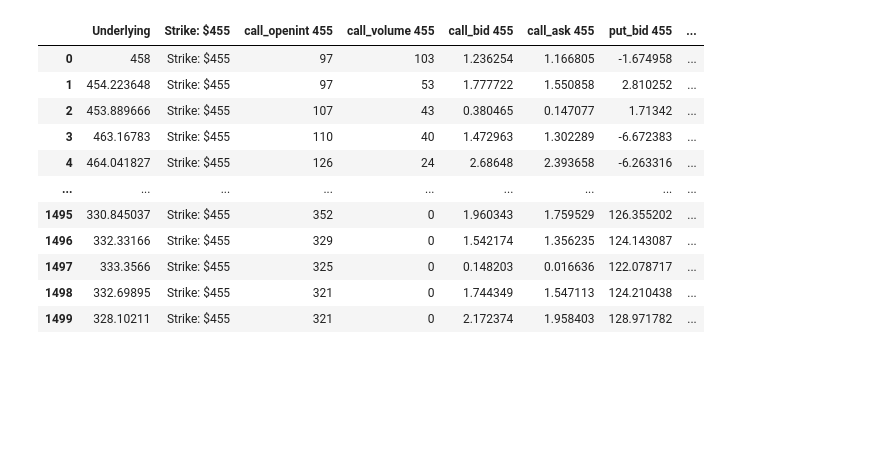
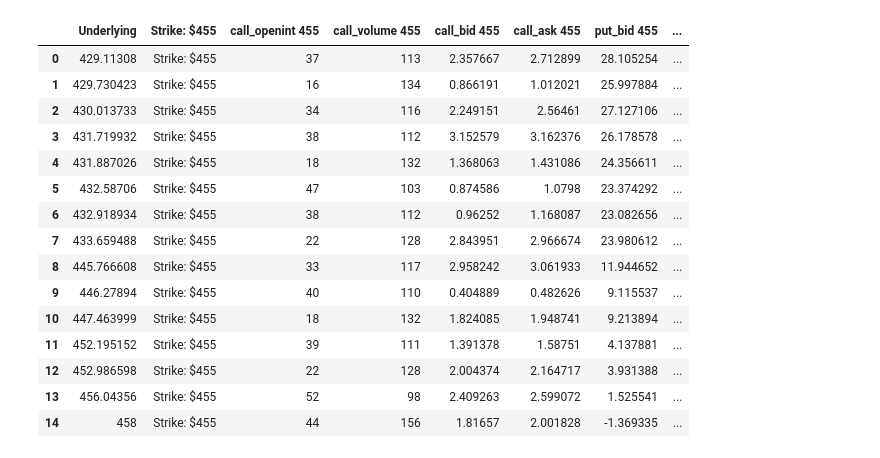
Before and after one commit to Tartertx/Options-Chain-Backtesting-and-Simulation, a Jupyter notebook: marketsims.ipynb, the cells around one changed output. Cells and saved outputs as stored; diff of their text form; code cells hidden in the pictures; blank space fills up the shorter version.

```diff
--- a/marketsims.ipynb
+++ b/marketsims.ipynb
@@ -5,14 +241,14 @@ import matplotlib.pyplot as plt
 import random as rd
 
 cols = ['Underlying']
-strikeRange = [455,456,457,458,459,460,461]
+strikeRange = [455, 456, 457, 458, 459, 460, 461]
 
 for i in range(len(strikeRange)):
     cols += [f'Strike: ${strikeRange[i]}', f'call_openint {strikeRange[i]}', f'call_volume {strikeRange[i]}', f'call_bid {strikeRange[i]}',f'call_ask {strikeRange[i]}',f'put_bid {strikeRange[i]}',f'put_ask {strikeRange[i]}',f'put_volume {strikeRange[i]}',f'put_openint {strikeRange[i]}']
 
 df = pd.DataFrame(columns=cols)
 
-num_trades = 1500
+num_trades = 15
 for t in range(num_trades):
     if t > 0:
         df.loc[t,'Underlying'] = df.loc[t-1,'Underlying'] + np.random.normal(0,5)
@@ -28,80 +264,79 @@ for t in range(num_trades):
     for strike in range(len(strikeRange)):
         df.loc[t,f'Strike: ${strikeRange[strike]}'] = f'Strike: ${strikeRange[strike]}'
 
-        #set volume and open interest
         if t>0:
             df.loc[t,f'call_openint {strikeRange[strike]}'] = max(df.loc[t-1,f'call_openint {strikeRange[strike]}'] + round(np.random.normal(0,10)),0)
             df.loc[t,f'put_openint {strikeRange[strike]}'] = max(200 - df.loc[t,f'call_openint {strikeRange[strike]}'],0)
             df.loc[t,f'call_volume {strikeRange[strike]}'] = max(150 - df.loc[t,f'call_openint {strikeRange[strike]}'],0)
             df.loc[t,f'put_volume {strikeRange[strike]}'] = max(150 - df.loc[t,f'put_openint {strikeRange[strike]}'],0)
-            # if OI jumps and vol doesn't, market responds heavily
-            # if OI jumps and vol jumps, market responds medium
-            # if OI doesn't jump and vol does, market responds medium
-            # if neither jump, status quo
+
             old_cOI = df.loc[t-1,f'call_openint {strikeRange[strike]}']
             old_pOI = df.loc[t-1,f'put_openint {strikeRange[strike]}']
             old_cVol = df.loc[t-1,f'call_volume {strikeRange[strike]}']
             old_pVol = df.loc[t-1,f'put_volume {strikeRange[strike]}']
 
             cOI = df.loc[t,f'call_openint {strikeRange[strike]}']
             pOI = df.loc[t,f'put_openint {strikeRange[strike]}']
             cVol = df.loc[t,f'call_volume {strikeRange[strike]}']
             pVol = df.loc[t,f'put_volume {strikeRange[strike]}']
 
-            # if cOI > old_cOI + 5 and cVol < old_cVol + 5:
-            #     # call jumps, put drops
-            # elif pOI > old_pOI + 5 and pVol < old_pVol + 5:
-            #     # call drops, put jumps
-            # elif c
-
-
-            #get call data
-            call_bid = np.random.normal(2,1)
-            call_ask = call_bid-np.random.normal(0.2,0.1) #
+            call_ask = abs(np.random.normal(2,1)) #NOTE
+            call_bid = abs(call_ask-np.random.normal(0.2,0.1)) #NOTE
             df.loc[t,f'call_bid {strikeRange[strike]}'] = call_bid
             df.loc[t,f'call_ask {strikeRange[strike]}'] = call_ask
 
-            #calculate put call parity to back out put bid/ask
+
             mean_call = (call_bid+call_ask)/2
-            mean_put = mean_call-df.loc[t,'Underlying']+strikeRange[strike]
+            mean_put = mean_call-df.loc[t,'Underlying']+strikeRange[strike] #THIS is largely the issue that causes the PCP derived puts be negative
 
-            #get put data
-            put_bid = mean_put+np.random.normal(0.2,0.1)
-            put_ask = mean_put-np.random.normal(0.2,0.1)
+            put_ask = mean_put+np.random.normal(0.2,0.1) #NOTE
+            put_bid = mean_put-np.random.normal(0.2,0.1) #NOTE
             df.loc[t,f'put_bid {strikeRange[strike]}'] = put_bid
             df.loc[t,f'put_ask {strikeRange[strike]}'] = put_ask
 
-        else: #initial conditions
-            #get call data
-            call_bid = np.random.normal(2,1)
-            call_ask = call_bid-np.random.normal(0.2,0.1)
+        else:
+            call_ask = abs(np.random.normal(2,1)) #NOTE
+            call_bid = abs(call_ask-np.random.normal(0.2,0.1)) #NOTE
             df.loc[t,f'call_bid {strikeRange[strike]}'] = call_bid
             df.loc[t,f'call_ask {strikeRange[strike]}'] = call_ask
 
-            #calculate put call parity to back out put bid/ask
             mean_call = (call_bid+call_ask)/2
-            mean_put = mean_call-df.loc[t,'Underlying']+strikeRange[strike]
+            mean_put = mean_call-df.loc[t,'Underlying']+strikeRange[strike] #THIS is largely the issue that causes the PCP derived puts be negative#
 
-            #get put data
-            put_bid = mean_put+np.random.normal(0.2,0.1)
-            put_ask = mean_put-np.random.normal(0.2,0.1)
+            put_ask = mean_put+np.random.normal(0.2,0.1) #NOTE
+            put_bid = mean_put-np.random.normal(0.2,0.1) #NOTE
             df.loc[t,f'put_bid {strikeRange[strike]}'] = put_bid
             df.loc[t,f'put_ask {strikeRange[strike]}'] = put_ask
 
 
+df = df.sort_values(by="Underlying").reset_index(drop=True)
 
-display(df)
-df.to_csv('OptionsData1.csv')
+cycle = 9
+nCycles = len(strikeRange)
+underlyingCol = df['Underlying']
+
+df = df.iloc[:, 1:]
+
+for i in range(0, nCycles):
+    start = i*cycle
+    end = start+cycle
+    dfNew = df.iloc[:, start:end]
+    dfNew.insert(loc=0, column = "Underlying", value=underlyingCol)
+    display(dfNew)
 # %% [output]
 |  | Underlying | Strike: $455 | call_openint 455 | call_volume 455 | call_bid 455 | call_ask 455 | put_bid 455 | ... |
-| 0 | 458 | Strike: $455 | 97 | 103 | 1.236254 | 1.166805 | -1.674958 | ... |
-| 1 | 454.223648 | Strike: $455 | 97 | 53 | 1.777722 | 1.550858 | 2.810252 | ... |
-| 2 | 453.889666 | Strike: $455 | 107 | 43 | 0.380465 | 0.147077 | 1.71342 | ... |
-| 3 | 463.16783 | Strike: $455 | 110 | 40 | 1.472963 | 1.302289 | -6.672383 | ... |
-| 4 | 464.041827 | Strike: $455 | 126 | 24 | 2.68648 | 2.393658 | -6.263316 | ... |
-| ... | ... | ... | ... | ... | ... | ... | ... | ... |
-| 1495 | 330.845037 | Strike: $455 | 352 | 0 | 1.960343 | 1.759529 | 126.355202 | ... |
-| 1496 | 332.33166 | Strike: $455 | 329 | 0 | 1.542174 | 1.356235 | 124.143087 | ... |
-| 1497 | 333.3566 | Strike: $455 | 325 | 0 | 0.148203 | 0.016636 | 122.078717 | ... |
-| 1498 | 332.69895 | Strike: $455 | 321 | 0 | 1.744349 | 1.547113 | 124.210438 | ... |
-| 1499 | 328.10211 | Strike: $455 | 321 | 0 | 2.172374 | 1.958403 | 128.971782 | ... |
+| 0 | 429.11308 | Strike: $455 | 37 | 113 | 2.357667 | 2.712899 | 28.105254 | ... |
+| 1 | 429.730423 | Strike: $455 | 16 | 134 | 0.866191 | 1.012021 | 25.997884 | ... |
+| 2 | 430.013733 | Strike: $455 | 34 | 116 | 2.249151 | 2.56461 | 27.127106 | ... |
+| 3 | 431.719932 | Strike: $455 | 38 | 112 | 3.152579 | 3.162376 | 26.178578 | ... |
+| 4 | 431.887026 | Strike: $455 | 18 | 132 | 1.368063 | 1.431086 | 24.356611 | ... |
+| 5 | 432.58706 | Strike: $455 | 47 | 103 | 0.874586 | 1.0798 | 23.374292 | ... |
+| 6 | 432.918934 | Strike: $455 | 38 | 112 | 0.96252 | 1.168087 | 23.082656 | ... |
+| 7 | 433.659488 | Strike: $455 | 22 | 128 | 2.843951 | 2.966674 | 23.980612 | ... |
+| 8 | 445.766608 | Strike: $455 | 33 | 117 | 2.958242 | 3.061933 | 11.944652 | ... |
+| 9 | 446.27894 | Strike: $455 | 40 | 110 | 0.404889 | 0.482626 | 9.115537 | ... |
+| 10 | 447.463999 | Strike: $455 | 18 | 132 | 1.824085 | 1.948741 | 9.213894 | ... |
+| 11 | 452.195152 | Strike: $455 | 39 | 111 | 1.391378 | 1.58751 | 4.137881 | ... |
+| 12 | 452.986598 | Strike: $455 | 22 | 128 | 2.004374 | 2.164717 | 3.931388 | ... |
+| 13 | 456.04356 | Strike: $455 | 52 | 98 | 2.409263 | 2.599072 | 1.525541 | ... |
+| 14 | 458 | Strike: $455 | 44 | 156 | 1.81657 | 2.001828 | -1.369335 | ... |
```
Also changed, not shown: parts of 6 cells of this notebook, 4 other files.
